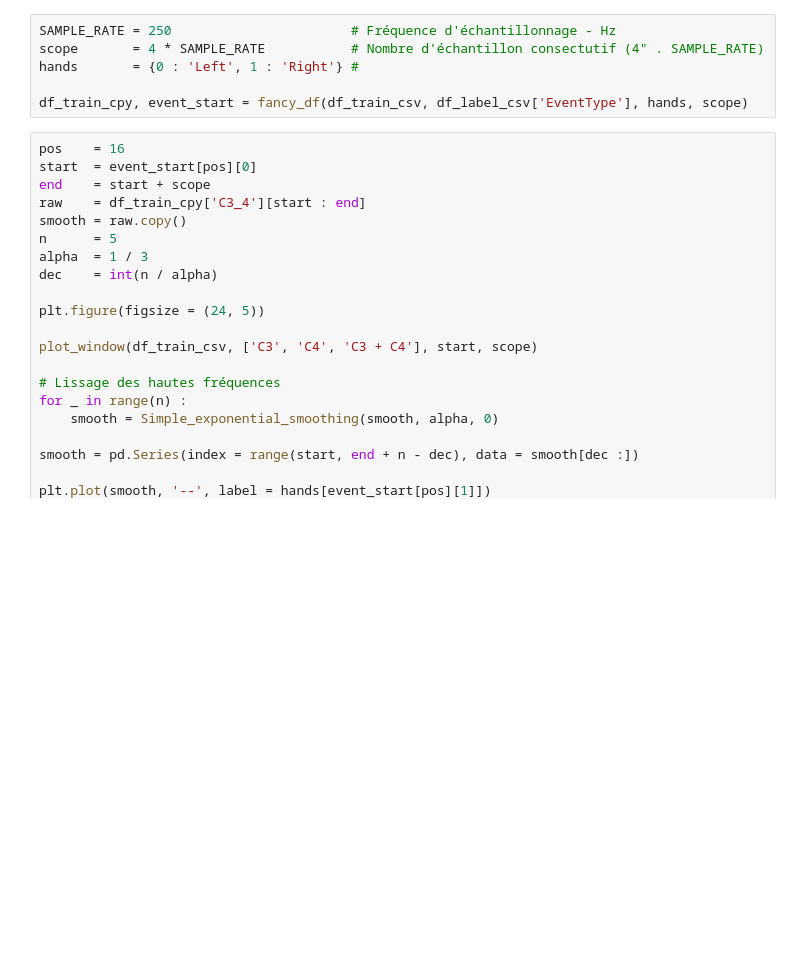
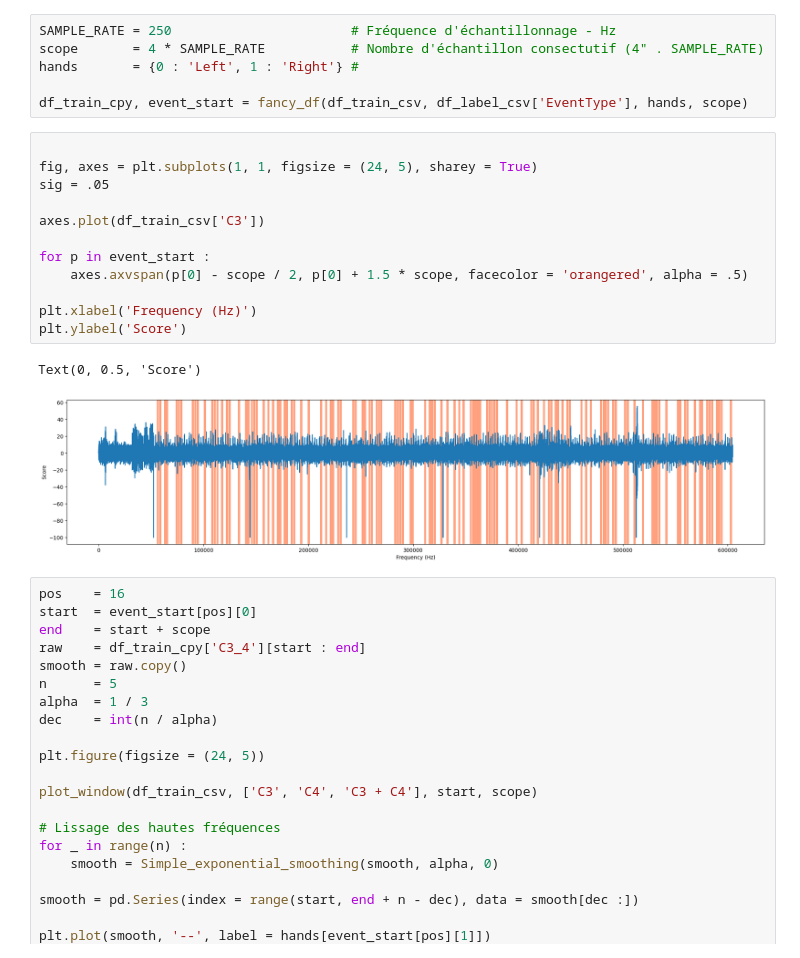
Before and after one commit to philippe-dpz/EEG_proj_repo, a Jupyter notebook: notebooks/Brn_EEG.ipynb, the cells around one changed output. Drawn from its saved outputs; the diff is of its cells as text; blank space fills up the shorter version.

```diff
--- a/notebooks/Brn_EEG.ipynb
+++ b/notebooks/Brn_EEG.ipynb
@@ -308,6 +311,21 @@ scope       = 4 * SAMPLE_RATE           # Nombre d'échantillon consectutif (4"
 hands       = {0 : 'Left', 1 : 'Right'} #
 
 df_train_cpy, event_start = fancy_df(df_train_csv, df_label_csv['EventType'], hands, scope)
+# %%
+
+fig, axes = plt.subplots(1, 1, figsize = (24, 5), sharey = True)
+sig = .05
+
+axes.plot(df_train_csv['C3'])
+
+for p in event_start :
+    axes.axvspan(p[0] - scope / 2, p[0] + 1.5 * scope, facecolor = 'orangered', alpha = .5)
+
+plt.xlabel('Frequency (Hz)')
+plt.ylabel('Score')
+# %% [output]
+Text(0, 0.5, 'Score')
+[figure, added]
 # %%
 pos    = 16
 start  = event_start[pos][0]
```
Also changed, not shown: parts of 4 cells of this notebook.
